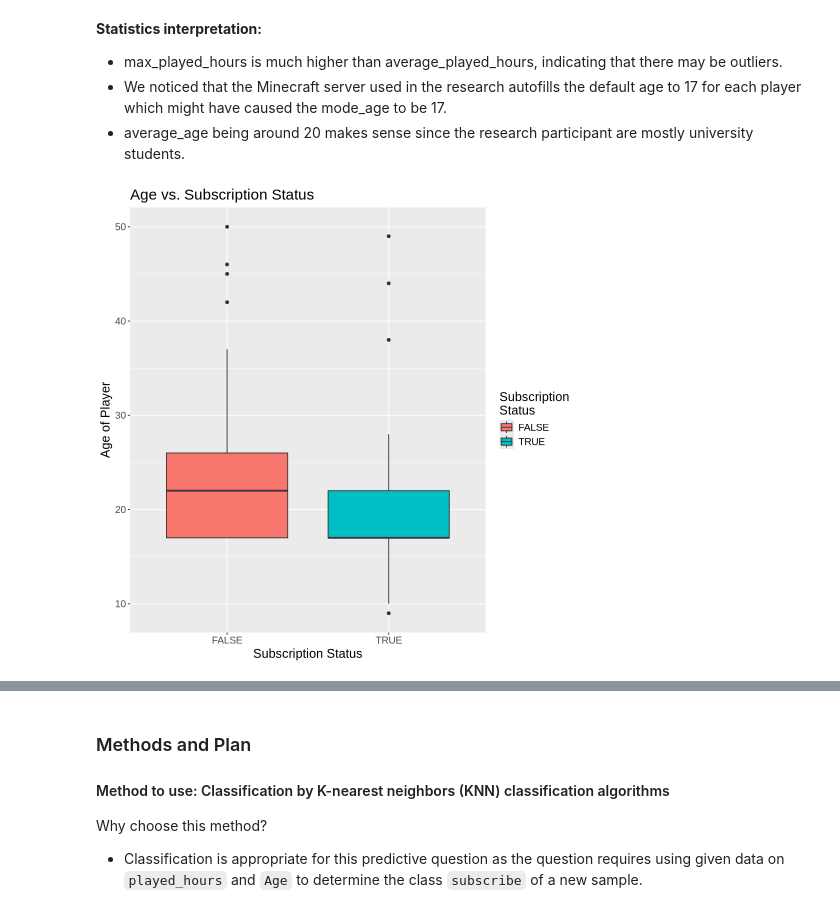
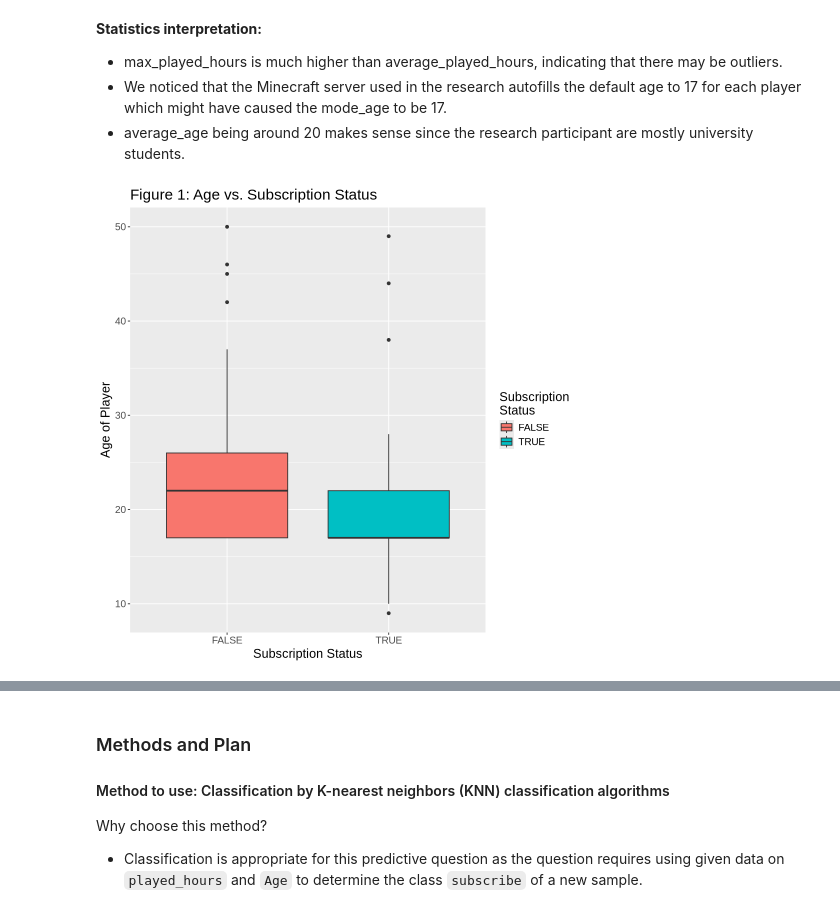
Before and after one commit to ninzyt/dsci100-project-group37, a Jupyter notebook: GroupProject(37).ipynb, the cells around one changed output, grey strips where cells are left out. Cells and saved outputs as stored; diff of their text form; code cells hidden in the pictures.

Commit message:
added figure numbers

```diff
--- a/GroupProject(37).ipynb
+++ b/GroupProject(37).ipynb
@@ -163,14 +163,14 @@ players_testing <- testing(players_split)
 # %%
 # 4. Exploratory visualizations
 # a) finding relationships for the Age predictor:
 options(repr.plot.width = 8, repr.plot.height = 8)
 Age_boxplot <- ggplot(players_training, aes(x = subscribe, y = Age, fill = subscribe)) +
                geom_boxplot() +
-               labs(x= "Subscription Status", y= "Age of Player", fill = "Subscription\nStatus", title = "Age vs. Subscription Status")+
+               labs(x= "Subscription Status", y= "Age of Player", fill = "Subscription\nStatus", title = "Figure 1: Age vs. Subscription Status")+
                theme(text = element_text(size = 15))
 Age_boxplot
 # %% [output]
-[figure, old version]
+[figure, new version]
 # %%
 # b) finding relationships for the played_hours predictor:
 options(repr.plot.width = 8, repr.plot.height = 8)
```
Also changed, not shown: parts of 3 cells of this notebook.
